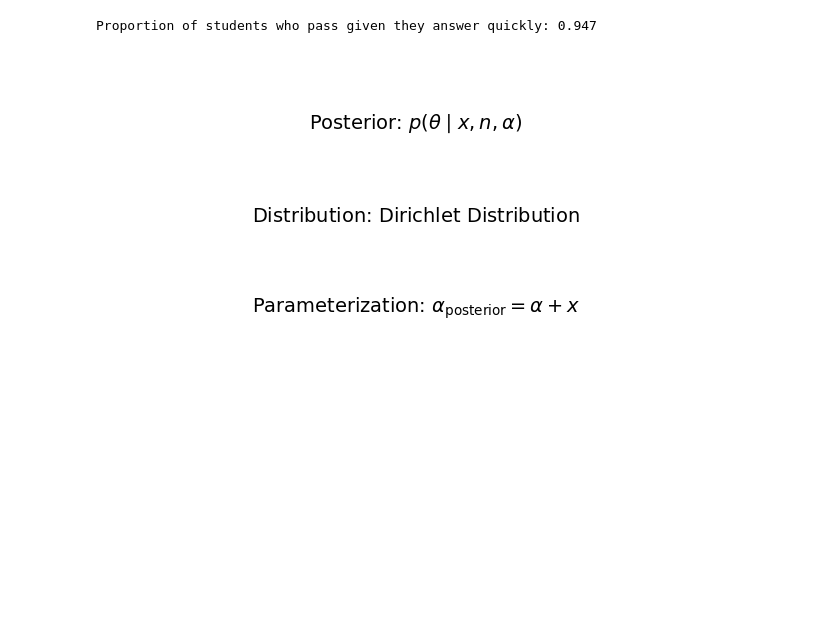
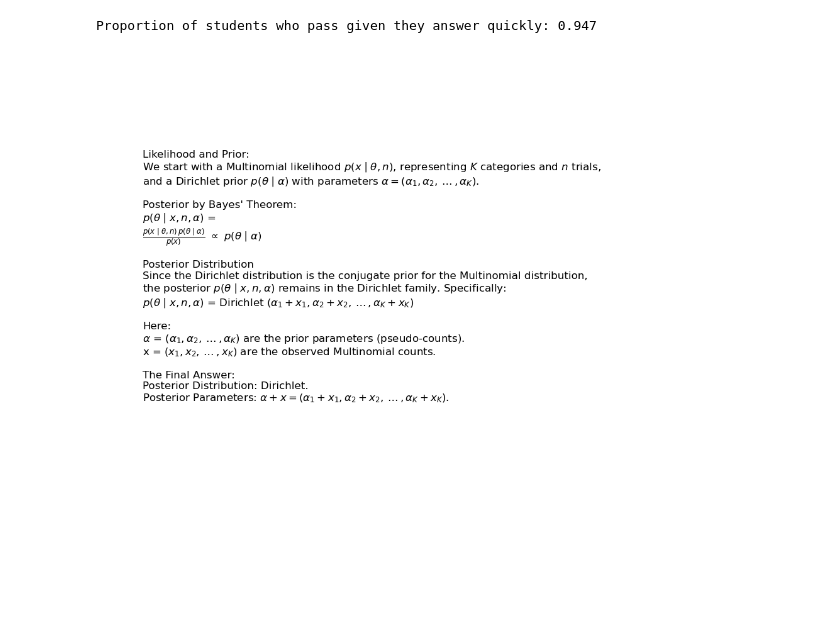
Before and after one commit to Bryanzzz6/STA365-HW-Chengbo-Zhang, a Jupyter notebook: STA457 HW1.ipynb, the cells around one changed output. Drawn from its saved outputs; the diff is of its cells as text; code cells hidden in the pictures; blank space fills up the shorter version.

```diff
--- a/STA457 HW1.ipynb
+++ b/STA457 HW1.ipynb
@@ -13,20 +14,37 @@ print(f"Proportion of students who pass given they answer quickly: {P_P_given_Q:
 Proportion of students who pass given they answer quickly: 0.947
 # %%
 #Q2
+
 import matplotlib.pyplot as plt
 
-posterior_text = r"$\text{Posterior: } p(\theta \mid x, n, \alpha)$"
-distribution_text = r"$\text{Distribution: Dirichlet Distribution}$"
-parameterization_text = r"$\text{Parameterization: } \alpha_{\text{posterior}} = \alpha + x$"
+latex_text = r"""
+Likelihood and Prior:
+We start with a Multinomial likelihood $p(x \mid \theta, n)$, representing $K$ categories and $n$ trials,
+and a Dirichlet prior $p(\theta \mid \alpha)$ with parameters $\alpha = (\alpha_1, \alpha_2, \dots, \alpha_K)$.
 
-plt.figure(figsize=(8, 4))
+Posterior by Bayes' Theorem:
+$p(\theta \mid x, n, \alpha)$ =
+$\frac{p(x \mid \theta, n) \, p(\theta \mid \alpha)}{p(x)}$ $\propto$ $p(\theta \mid \alpha)$
 
-plt.text(0.5, 0.8, posterior_text, fontsize=14, ha='center', va='center')
-plt.text(0.5, 0.5, distribution_text, fontsize=14, ha='center', va='center')
-plt.text(0.5, 0.2, parameterization_text, fontsize=14, ha='center', va='center')
+Posterior Distribution
+Since the Dirichlet distribution is the conjugate prior for the Multinomial distribution,
+the posterior $p(\theta \mid x, n, \alpha)$ remains in the Dirichlet family. Specifically:
+$p(\theta \mid x, n, \alpha)$ = Dirichlet $(\alpha_1 + x_1, \alpha_2 + x_2, \dots, \alpha_K + x_K)$
 
+Here:
+$\alpha$ = $(\alpha_1, \alpha_2, \dots, \alpha_K)$ are the prior parameters (pseudo-counts).
+x = $(x_1, x_2, \dots, x_K)$ are the observed Multinomial counts.
+
+The Final Answer:
+Posterior Distribution: Dirichlet.
+Posterior Parameters: $\alpha + x = (\alpha_1 + x_1, \alpha_2 + x_2, \dots, \alpha_K + x_K)$.
+"""
+
+plt.figure(figsize=(11, 9))
+plt.text(0.06, 0.6, latex_text, fontsize=12, ha='left', va='center', wrap=True)
 plt.axis('off')
+plt.tight_layout()
 plt.show()
 # %% [output]
-[figure, old version]
+[figure, new version]
 # %%
```
Also changed, not shown: parts of 2 cells of this notebook.
